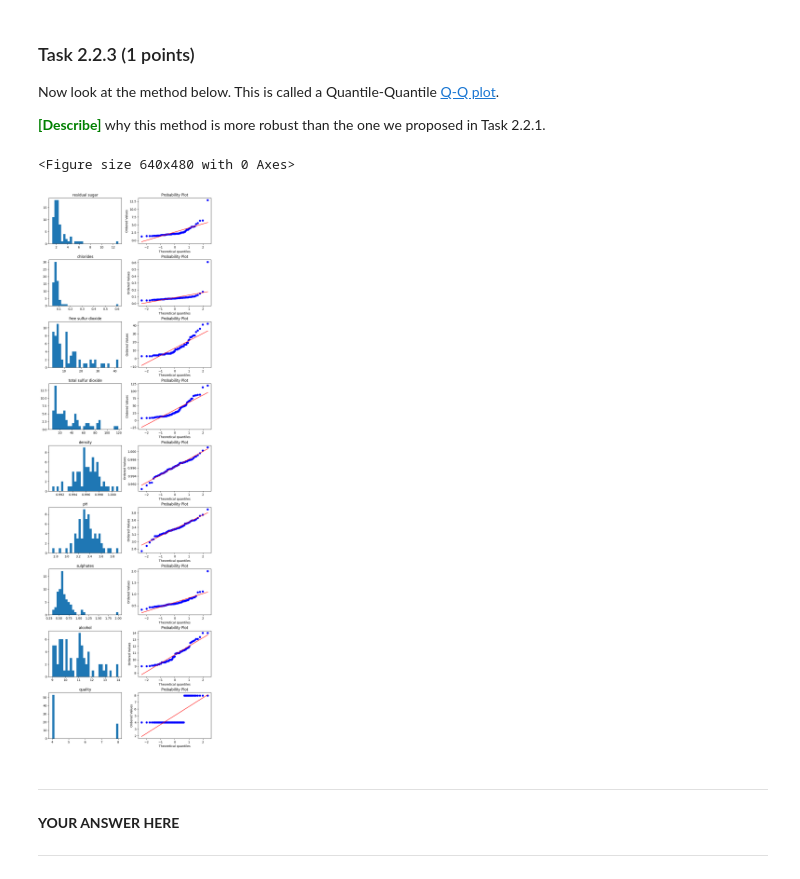
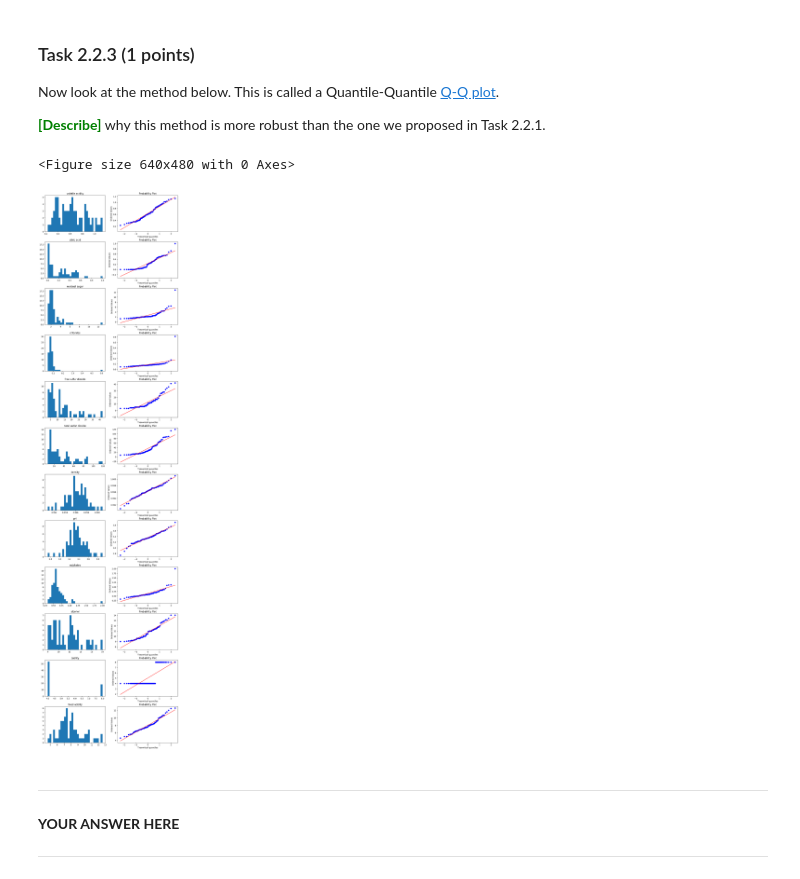
Before and after one commit to AnneKir/dm2023-exercises, a Jupyter notebook: handins/handin1.ipynb, the cells around one changed output. Saved outputs shown, nothing was run; the diff lists cells and outputs as text; code cells hidden in the pictures.

```diff
--- a/handins/handin1.ipynb
+++ b/handins/handin1.ipynb
@@ -111,3 +393,30 @@ B) How you explain the difference between the two cluster assignments in point A
 ### Task 1.1.4 (2 points)
 A) <span style='color: green'>**\[Compute by hand\]**</span> the density-based clustering for the dataset of Task 1.1.1 using $\epsilon=0.35$ and $MinPts=3$. Present at least 2 iterations of the algorithm.<br>
 <font color='red'>**IMPORTANT: For this exercise you can use the DBSCAN from sklearn ONLY TO CHECK YOUR RESULTS**</font>
+# %%
+inint = np.array([[0,0.0], [1.,1.]])
+datapointsx = list(zip(X_scaled[:, 0],X_scaled[:, 1]))
+kmean = KMeans(n_clusters=2, random_state=RANDOM_SEED,init=inint).fit(datapointsx)
+kmean.labels_
+
+minPts = 3.0
+eps = 0.35
+
+color_map = {4:'Blue', 8:'Green'}
+X_kmeans = toy[["sulphates", "alcohol"]]
+
+scaler = StandardScaler().fit(X_kmeans)
+X_scaled = scaler.transform(X_kmeans)
+
+plt.scatter(X_scaled[:, 0], X_scaled[:, 1], alpha=0.8, c=toy['quality'].map(color_map))
+plt.grid()
+plt.axis('equal')
+plt.scatter([-0.2944425791929641], [-0.27295488541356433], marker="v", c="Red")
+plt.scatter([1.177770316771857], [1.0918195416542513], marker="v", c="Red")
+
+ax = plt.gca()
+for x in datapointsx:
+    circle = plt.Circle((x), 0.35, fill=False)
+    ax.add_patch(circle)
+ax.add_patch(plt.Circle((datapointsx[5][0],datapointsx[5][1]), 0.35))
+plt.show()
@@ -529,6 +896,14 @@ C) Run your code on each columns of the dataset.
 # %%
 # YOUR CODE HERE
 
-
+# YOUR CODE HERE
+bins = [5, 20]
+for i in range(len(bins)):
+    print("")
+    for col in range(X.shape[1]):
+        e = norm_dist(X[:,col], bins[i])
+        print(f'Column {col} ({headers[col]}) has norm_dist: {e} when run with {bins[i]} bins')
 
 # YOUR CODE HERE
+
+# YOUR CODE HERE
@@ -555,23 +948,23 @@ Now look at the method below. This is called a Quantile-Quantile [Q-Q plot](http
 # %%
 from scipy import stats
 from matplotlib import gridspec
 
 plt.tight_layout()
 _, n = X.shape
 
-fig = plt.figure(constrained_layout=True, figsize=(8, 30))
-spec = gridspec.GridSpec(ncols=2, nrows=(n-1), figure=fig)
-for i in np.arange(3,n):
+fig = plt.figure(constrained_layout=True, figsize=(10, 40))
+spec = gridspec.GridSpec(ncols=2, nrows=(n), figure=fig)
+for i in np.arange(0,n):
     x = toy[headers[i]]
     r = i-1
     qq = fig.add_subplot(spec[r, 1])
     stats.probplot(x, plot=qq)
     h = fig.add_subplot(spec[r, 0])
     h.set_title(headers[i])
     h.hist(x, bins = 30)
 # %% [output]
 <Figure size 640x480 with 0 Axes>
-[figure, old version]
+[figure, new version]
 # %% [markdown]
 *******************
 **YOUR ANSWER HERE**
```
Also changed, not shown: parts of 32 cells of this notebook.
